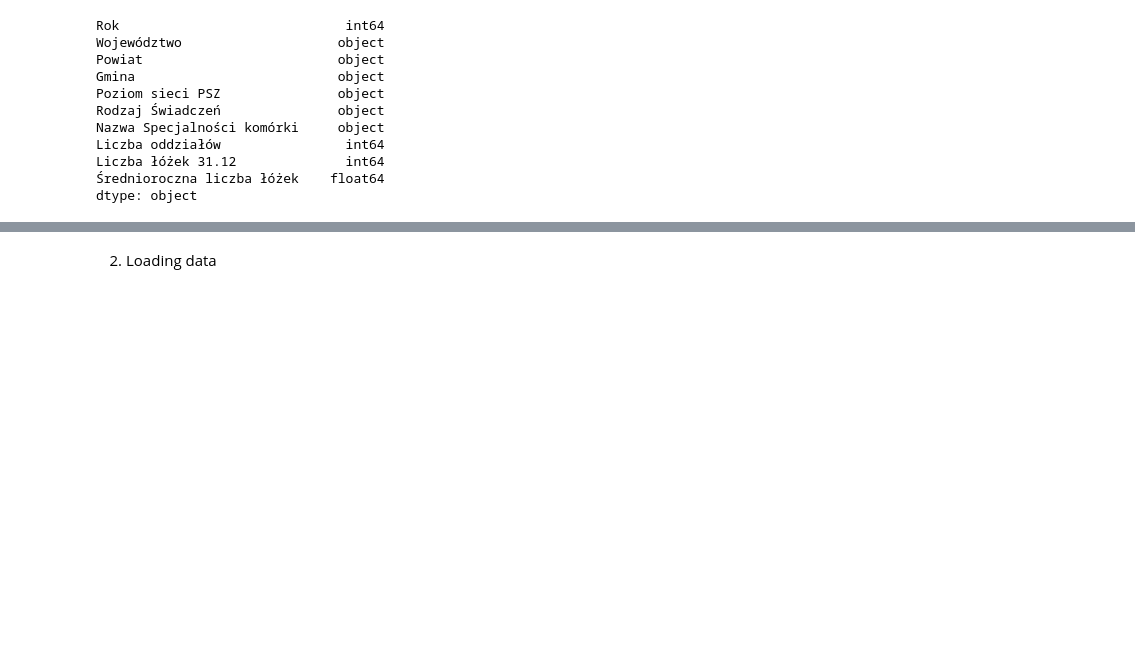
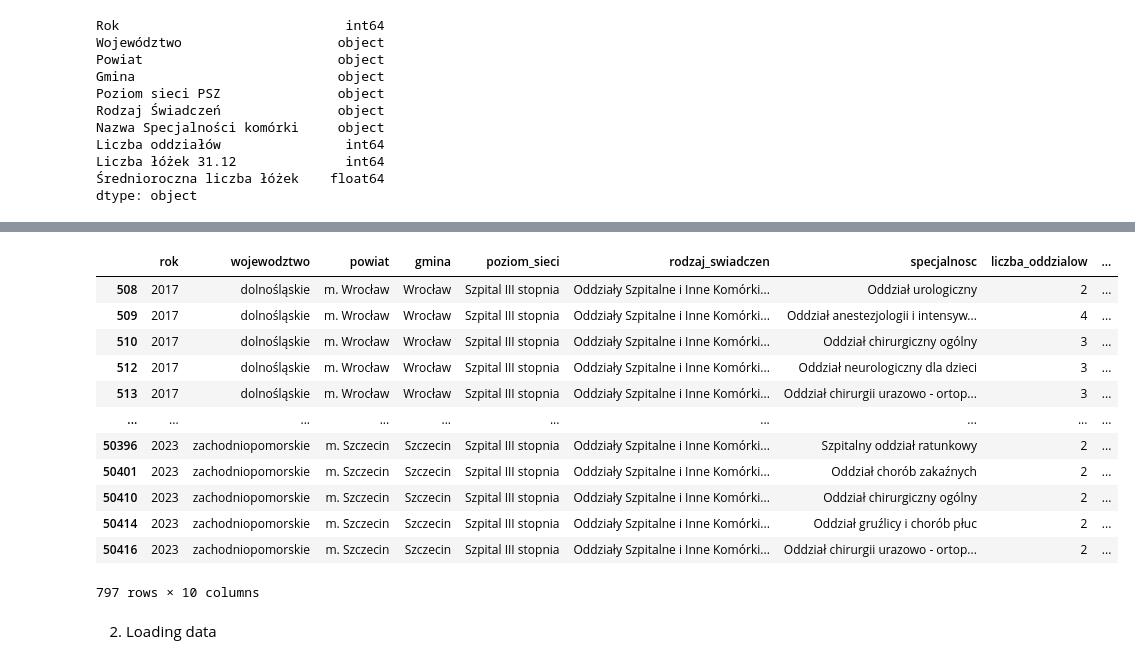
Before and after one commit to wiktorKycia/EDA, a Jupyter notebook: main.ipynb, the cells around one changed output, grey strips where cells are left out. Cells and saved outputs as stored; diff of their text form; code cells hidden in the pictures; blank space fills up the shorter version.

```diff
--- a/main.ipynb
+++ b/main.ipynb
@@ -156,3 +232,19 @@ dtype: object
+# %%
+df.query('poziom_sieci == "Szpital III stopnia" & liczba_lozek_na_koniec_roku < 150 & liczba_oddzialow != 1')
+# %% [output]
+|  | rok | wojewodztwo | powiat | gmina | poziom_sieci | rodzaj_swiadczen | specjalnosc | liczba_oddzialow | ... |
+| 508 | 2017 | dolnośląskie | m. Wrocław | Wrocław | Szpital III stopnia | Oddziały Szpitalne i Inne Komórki... | Oddział urologiczny | 2 | ... |
+| 509 | 2017 | dolnośląskie | m. Wrocław | Wrocław | Szpital III stopnia | Oddziały Szpitalne i Inne Komórki... | Oddział anestezjologii i intensyw... | 4 | ... |
+| 510 | 2017 | dolnośląskie | m. Wrocław | Wrocław | Szpital III stopnia | Oddziały Szpitalne i Inne Komórki... | Oddział chirurgiczny ogólny | 3 | ... |
+| 512 | 2017 | dolnośląskie | m. Wrocław | Wrocław | Szpital III stopnia | Oddziały Szpitalne i Inne Komórki... | Oddział neurologiczny dla dzieci | 3 | ... |
+| 513 | 2017 | dolnośląskie | m. Wrocław | Wrocław | Szpital III stopnia | Oddziały Szpitalne i Inne Komórki... | Oddział chirurgii urazowo - ortop... | 3 | ... |
+| ... | ... | ... | ... | ... | ... | ... | ... | ... | ... |
+| 50396 | 2023 | zachodniopomorskie | m. Szczecin | Szczecin | Szpital III stopnia | Oddziały Szpitalne i Inne Komórki... | Szpitalny oddział ratunkowy | 2 | ... |
+| 50401 | 2023 | zachodniopomorskie | m. Szczecin | Szczecin | Szpital III stopnia | Oddziały Szpitalne i Inne Komórki... | Oddział chorób zakaźnych | 2 | ... |
+| 50410 | 2023 | zachodniopomorskie | m. Szczecin | Szczecin | Szpital III stopnia | Oddziały Szpitalne i Inne Komórki... | Oddział chirurgiczny ogólny | 2 | ... |
+| 50414 | 2023 | zachodniopomorskie | m. Szczecin | Szczecin | Szpital III stopnia | Oddziały Szpitalne i Inne Komórki... | Oddział gruźlicy i chorób płuc | 2 | ... |
+| 50416 | 2023 | zachodniopomorskie | m. Szczecin | Szczecin | Szpital III stopnia | Oddziały Szpitalne i Inne Komórki... | Oddział chirurgii urazowo - ortop... | 2 | ... |
+797 rows × 10 columns
 # %% [markdown]
 2. Loading data
 # %%
```
Also changed, not shown: parts of 9 cells of this notebook.
